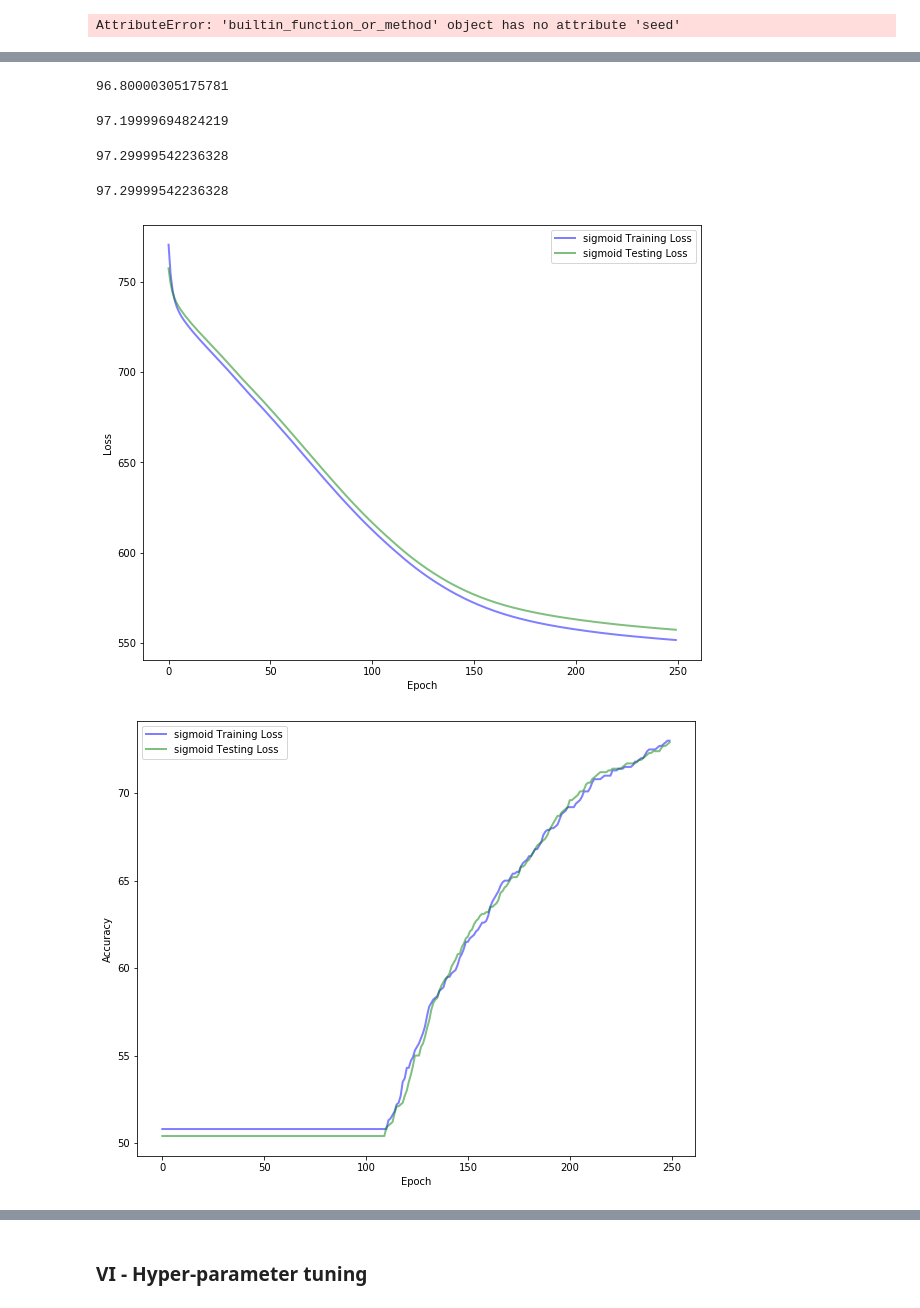
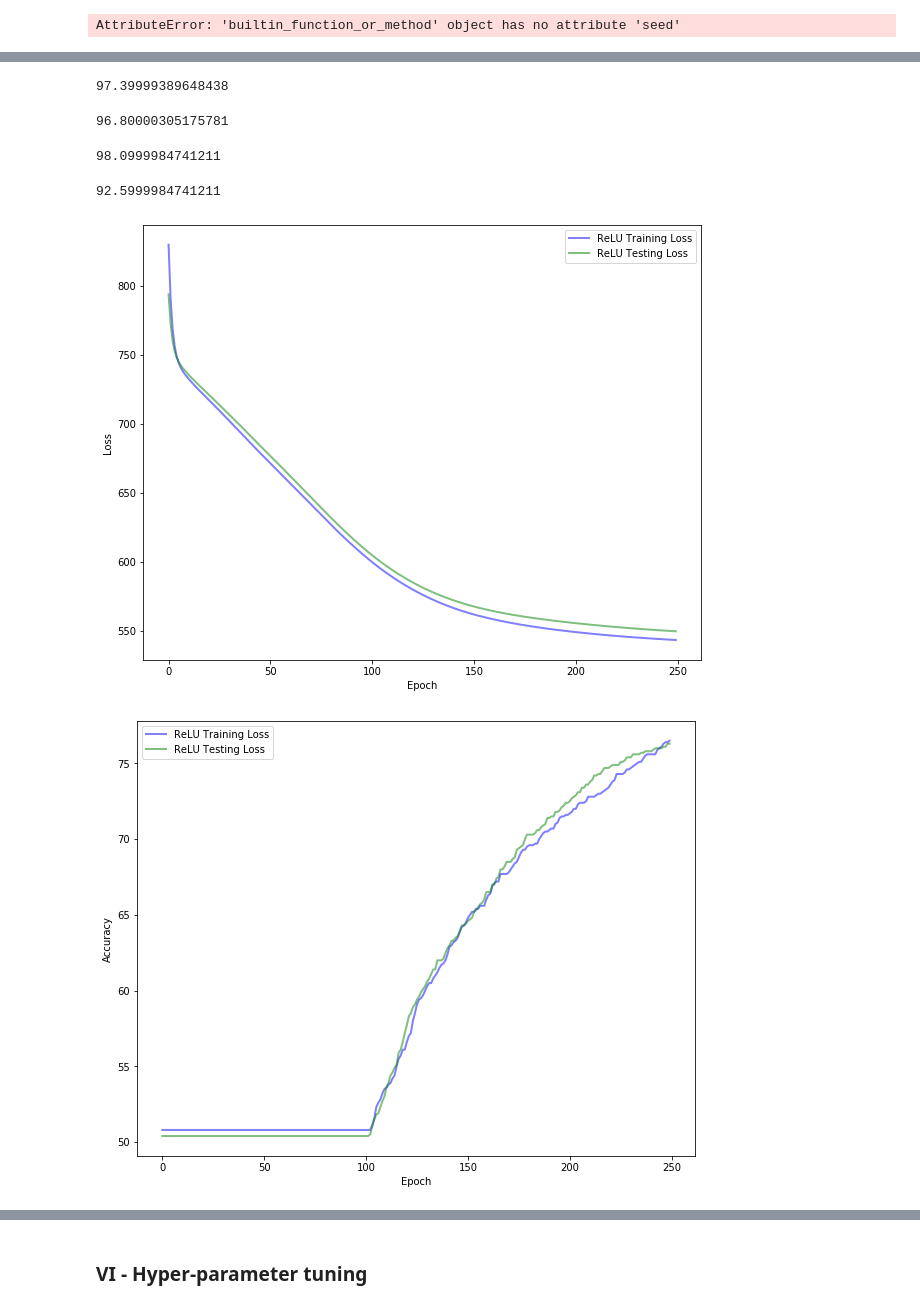
Before and after one commit to Laragervaise/Deep-Learning, a Jupyter notebook: proj2.ipynb, the cells around one changed output, grey strips where cells are left out. Cells and saved outputs as stored; diff of their text form; code cells hidden in the pictures.

Commit message:
FixLeakyRelu

```diff
--- a/proj2.ipynb
+++ b/proj2.ipynb
@@ -219,7 +219,7 @@ class LeakyReLU(Module):
     def backward(self, prev_grad):
         self.prev_grad = prev_grad    # Cache the gradient at the output
         curr_grad = prev_grad.clone()
-        curr_grad[self.x < 0] = 0.01
+        curr_grad[self.x < 0] = -0.01
         return curr_grad
 
     def step(self, lr, weight_decay):
@@ -455,7 +455,7 @@ history_sigmoid = train(model_sigmoid, train_pts, train_targets, 250, 0.005, tes
 acc_sigmoid = compute_acc(model_sigmoid, test_pts, test_labels, model_sigmoid.forward(test_pts))
 print(acc_sigmoid)
 # %% [output]
-96.80000305175781
+97.39999389648438
 # %%
 # Test the performance of the tanh model with tuned hyper parameters
 
@@ -465,7 +465,7 @@ history_tanh = train(model_tanh, train_pts, train_targets, 250, 0.0001, test_pts
 acc_tanh = compute_acc(model_tanh, test_pts, test_labels, model_tanh.forward(test_pts))
 print(acc_tanh)
 # %% [output]
-97.19999694824219
+96.80000305175781
 # %%
 # Test the performance of the softmax model with tuned hyper parameters
 
@@ -475,17 +475,17 @@ history_soft = train(model_soft, train_pts, train_targets, 250, 0.0001, test_pts
 acc_soft = compute_acc(model_soft, test_pts, test_labels, model_soft.forward(test_pts))
 print(acc_soft)
 # %% [output]
-97.29999542236328
+98.0999984741211
 # %%
 # Test the performance of the leaky relu model with tuned hyper parameters
 
 model_leaky = model_selector(4)
 history_leaky = train(model_leaky, train_pts, train_targets, 250, 0.0001, test_pts = test_pts, test_targets = test_targets,
                      train_history = True, test_history = True, criterion = 'MSE')
-acc_soft = compute_acc(model_leaky, test_pts, test_labels, model_soft.forward(test_pts))
-print(acc_soft)
+acc_leaky = compute_acc(model_leaky, test_pts, test_labels, model_leaky.forward(test_pts))
+print(acc_leaky)
 # %% [output]
-97.29999542236328
+92.5999984741211
 # %%
 def simple_plot(history, model_name, train_history = False, test_history = False):
     train_losses = history['train_loss']
@@ -519,7 +519,7 @@ def simple_plot(history, model_name, train_history = False, test_history = False
     plt.legend()
     plt.show()
 # %%
-simple_plot(history_relu, 'sigmoid', train_history = True, test_history = True)
+simple_plot(history_relu, 'ReLU', train_history = True, test_history = True)
 # %% [output]
-[figure, old version]
+[figure, new version]
-[figure, old version]
+[figure, new version]
```
Also changed, not shown: parts of 2 cells of this notebook.
